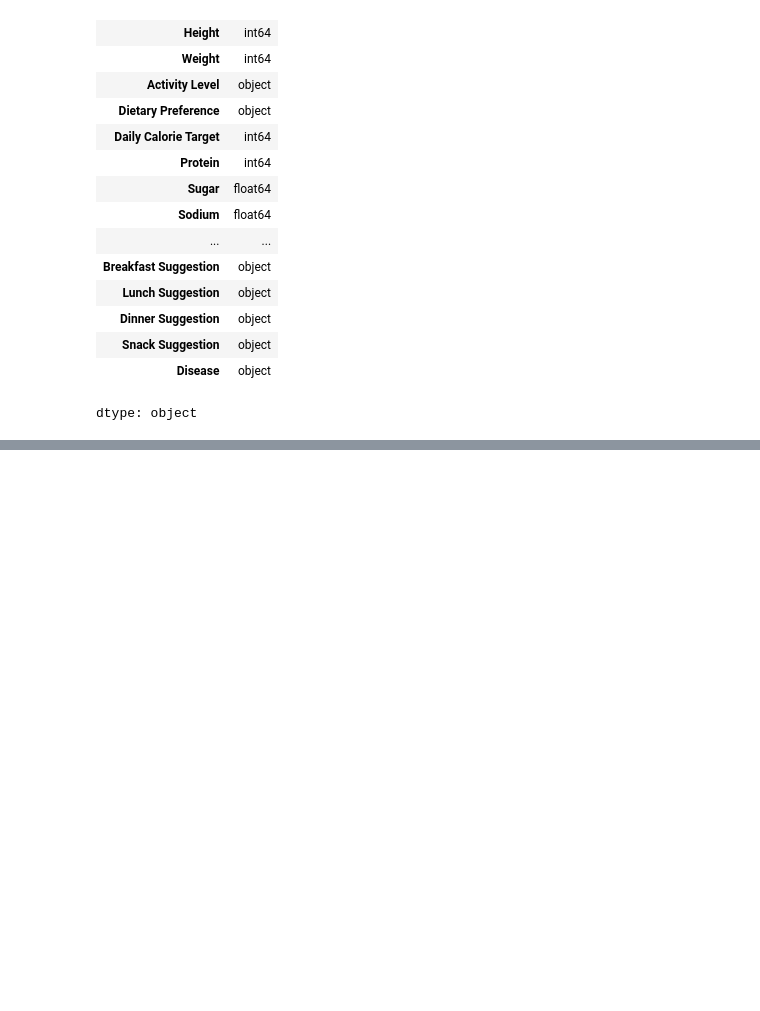
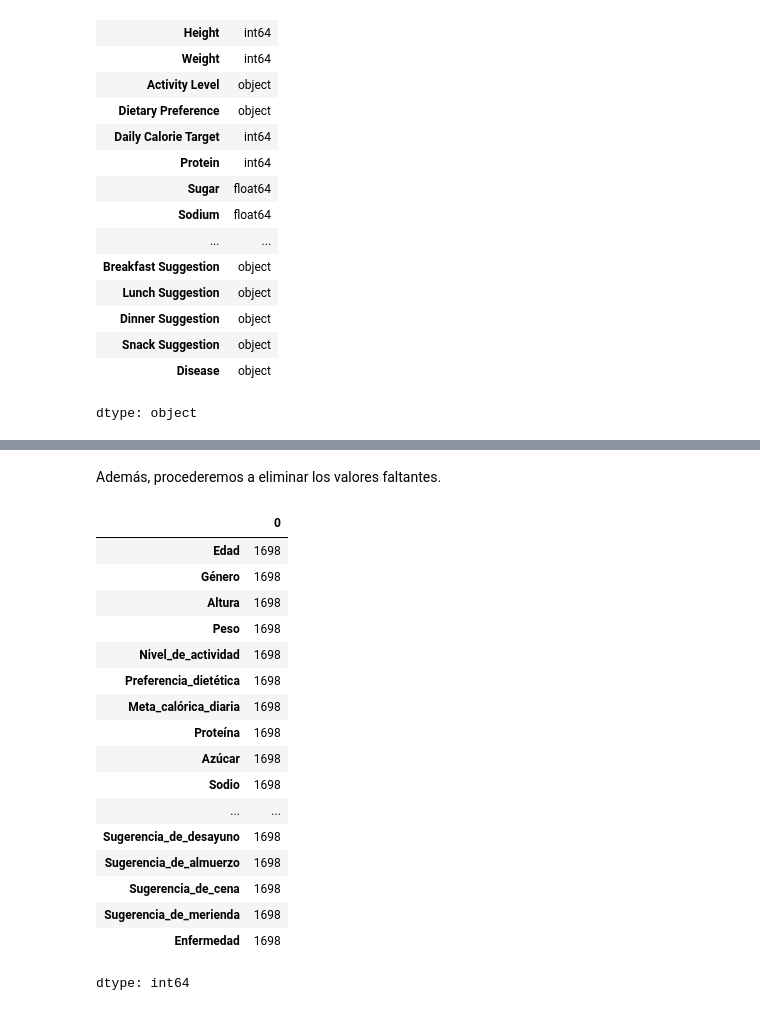
Before and after one commit to miriam013/Nutrition-Daily-Meals, a Jupyter notebook: Nutrition_Daily_Meals.ipynb, the cells around one changed output, grey strips where cells are left out. Drawn from its saved outputs; the diff is of its cells as text; code cells hidden in the pictures; blank space fills up the shorter version.

```diff
--- a/Nutrition_Daily_Meals.ipynb
+++ b/Nutrition_Daily_Meals.ipynb
@@ -104,0 +142,24 @@ dtype: object
+# %% [markdown]
+Además, procederemos a eliminar los valores faltantes.
+# %%
+df = df.dropna()
+df.count()
+# %% [output]
+|  | 0 |
+| Edad | 1698 |
+| Género | 1698 |
+| Altura | 1698 |
+| Peso | 1698 |
+| Nivel_de_actividad | 1698 |
+| Preferencia_dietética | 1698 |
+| Meta_calórica_diaria | 1698 |
+| Proteína | 1698 |
+| Azúcar | 1698 |
+| Sodio | 1698 |
+| ... | ... |
+| Sugerencia_de_desayuno | 1698 |
+| Sugerencia_de_almuerzo | 1698 |
+| Sugerencia_de_cena | 1698 |
+| Sugerencia_de_merienda | 1698 |
+| Enfermedad | 1698 |
+dtype: int64
```
Also changed, not shown: parts of 5 cells of this notebook.
